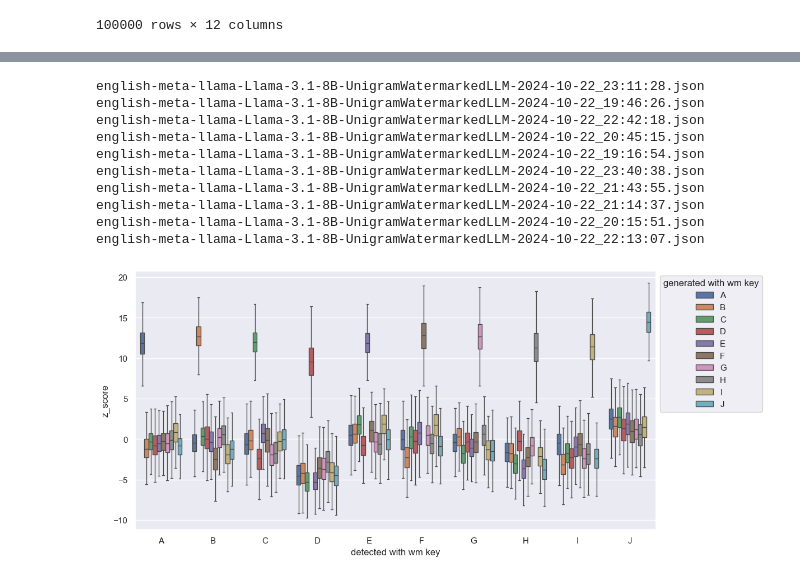
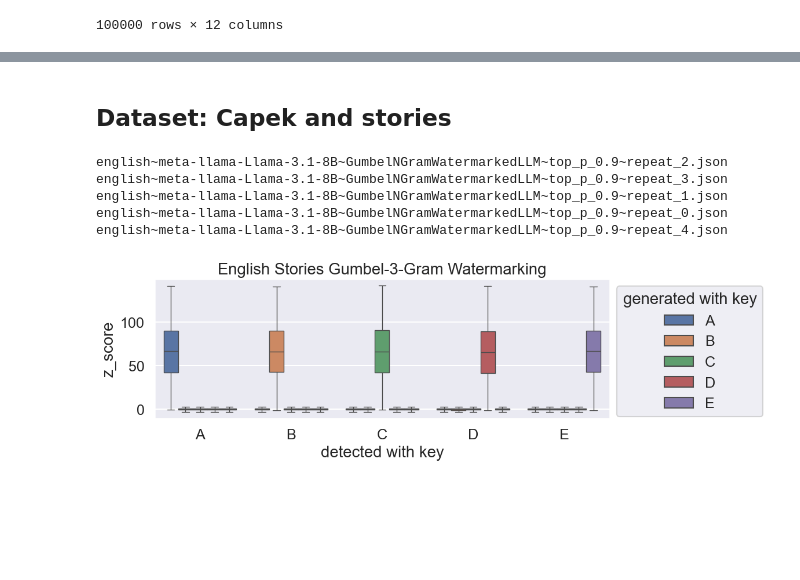
Before and after one commit to AntoninJarolim/llm-watermarking, a Jupyter notebook: notebooks/different_keys_detection.ipynb, the cells around one changed output, grey strips where cells are left out. Saved outputs shown, nothing was run; the diff lists cells and outputs as text; code cells hidden in the pictures; blank space fills up the shorter version.

```diff
--- a/notebooks/different_keys_detection.ipynb
+++ b/notebooks/different_keys_detection.ipynb
@@ -113,14 +109,2 @@ czech-BUT-FIT-csmpt7b-UnigramWatermarkedLLM-2024-10-22_20:29:55.json
-# %%
-plot_boxplot(label_keys(get_df("different_keys_1000_detected", "english", "UnigramWatermarkedLLM")))
-# %% [output]
-english-meta-llama-Llama-3.1-8B-UnigramWatermarkedLLM-2024-10-22_23:11:28.json
-english-meta-llama-Llama-3.1-8B-UnigramWatermarkedLLM-2024-10-22_19:46:26.json
-english-meta-llama-Llama-3.1-8B-UnigramWatermarkedLLM-2024-10-22_22:42:18.json
-english-meta-llama-Llama-3.1-8B-UnigramWatermarkedLLM-2024-10-22_20:45:15.json
-english-meta-llama-Llama-3.1-8B-UnigramWatermarkedLLM-2024-10-22_19:16:54.json
-english-meta-llama-Llama-3.1-8B-UnigramWatermarkedLLM-2024-10-22_23:40:38.json
-english-meta-llama-Llama-3.1-8B-UnigramWatermarkedLLM-2024-10-22_21:43:55.json
-english-meta-llama-Llama-3.1-8B-UnigramWatermarkedLLM-2024-10-22_21:14:37.json
-english-meta-llama-Llama-3.1-8B-UnigramWatermarkedLLM-2024-10-22_20:15:51.json
-english-meta-llama-Llama-3.1-8B-UnigramWatermarkedLLM-2024-10-22_22:13:07.json
-[figure, removed]
+# %% [markdown]
+## Dataset: Capek and stories
@@ -126,0 +117,13 @@ english-meta-llama-Llama-3.1-8B-UnigramWatermarkedLLM-2024-10-22_22:13:07.json
+# %%
+sns.set_context("talk", font_scale=1.1)
+plot_boxplot(
+    label_keys((get_df("different_keys_detected", "english", "GumbelNGramWatermarkedLLM"))),
+    title="English Stories Gumbel-3-Gram Watermarking"
+)
+# %% [output]
+english~meta-llama-Llama-3.1-8B~GumbelNGramWatermarkedLLM~top_p_0.9~repeat_2.json
+english~meta-llama-Llama-3.1-8B~GumbelNGramWatermarkedLLM~top_p_0.9~repeat_3.json
+english~meta-llama-Llama-3.1-8B~GumbelNGramWatermarkedLLM~top_p_0.9~repeat_1.json
+english~meta-llama-Llama-3.1-8B~GumbelNGramWatermarkedLLM~top_p_0.9~repeat_0.json
+english~meta-llama-Llama-3.1-8B~GumbelNGramWatermarkedLLM~top_p_0.9~repeat_4.json
+[figure, added]
```
Also changed, not shown: parts of 24 cells of this notebook.
